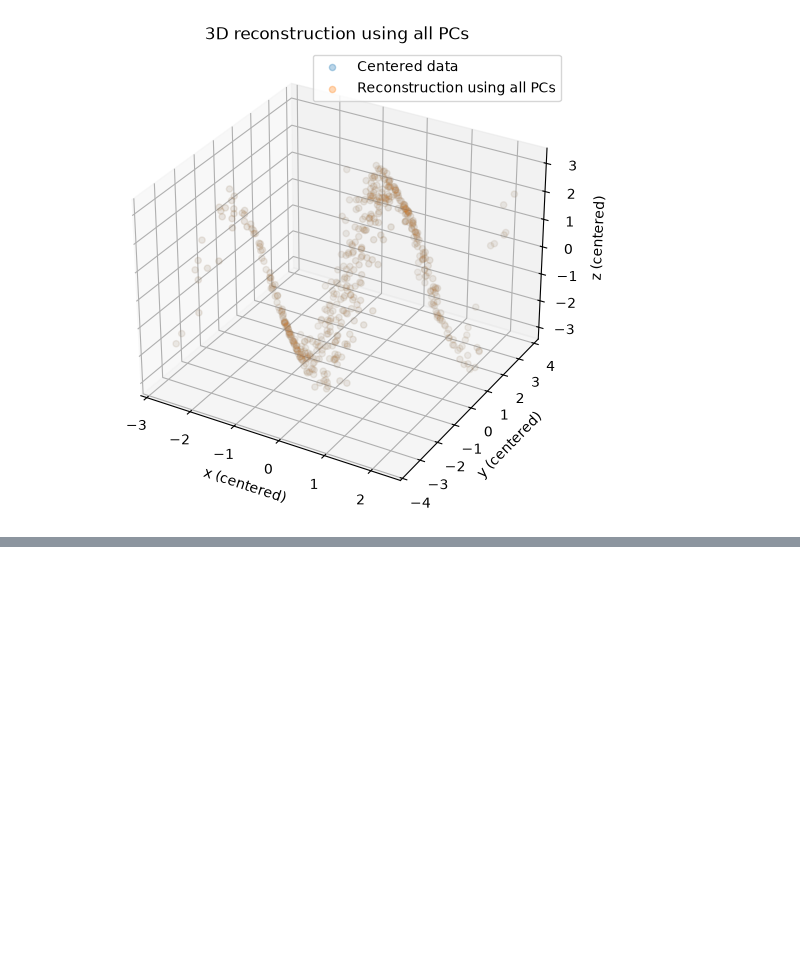
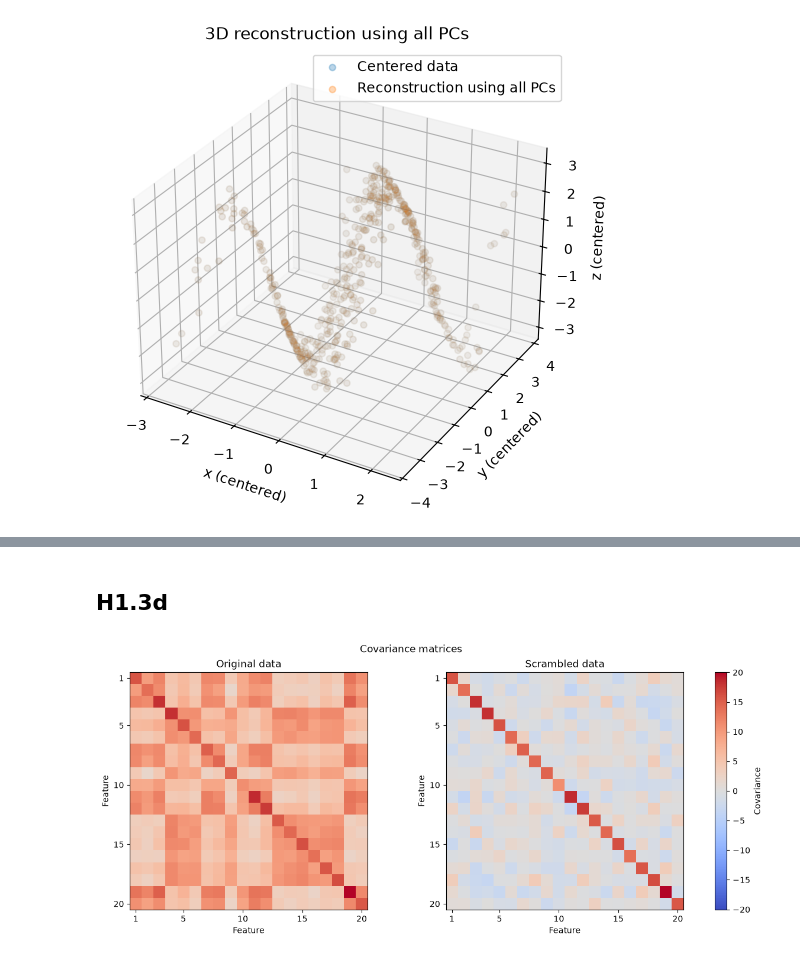
Before and after one commit to moritzeckardt/tub-machine-intelligence-2, a Jupyter notebook: exercise1/exercise1.ipynb, the cells around one changed output, grey strips where cells are left out. Saved outputs shown, nothing was run; the diff lists cells and outputs as text; code cells hidden in the pictures; blank space fills up the shorter version.

```diff
--- a/exercise1/exercise1.ipynb
+++ b/exercise1/exercise1.ipynb
@@ -537,0 +563,7 @@ plt.show()
+# %%
+# load data
+exp_dat = np.genfromtxt("expDat.txt", delimiter=",", skip_header=1)[
+    :, 1:
+]  # first col is nan
+print(exp_dat.shape)
+print(exp_dat)
@@ -537,0 +673,31 @@ plt.show()
+# %% [markdown]
+## H1.3d
+# %%
+# calculate covariance matrices for original and scrambled centered data
+C_dyn_original = np.cov(exp_dat_centered, rowvar=False)
+C_dyn_shuffled = np.cov(exp_dat_centered_shuffled, rowvar=False)
+
+# use the same color limits to compare both matrices
+color_limit = max(np.abs(C_dyn_original).max(), np.abs(C_dyn_shuffled).max())
+fig, axes = plt.subplots(1, 2, figsize=(12, 5), layout="constrained")
+
+for ax, C, title in zip(
+    axes,
+    [C_dyn_original, C_dyn_shuffled],
+    ["Original data", "Scrambled data"]
+):
+    im = ax.imshow(
+        C, cmap="coolwarm", vmin=-color_limit, vmax=color_limit,
+        extent=(0.5, 20.5, 20.5, 0.5)
+    )
+    ax.set_xlabel("Feature")
+    ax.set_ylabel("Feature")
+    ax.set_xticks([1, 5, 10, 15, 20])
+    ax.set_yticks([1, 5, 10, 15, 20])
+    ax.set_title(title)
+
+fig.suptitle("Covariance matrices")
+fig.colorbar(im, ax=axes, label="Covariance")
+plt.show()
+# %% [output]
+[figure, added]
```
Also changed, not shown: parts of 33 cells of this notebook, 1 other file.
